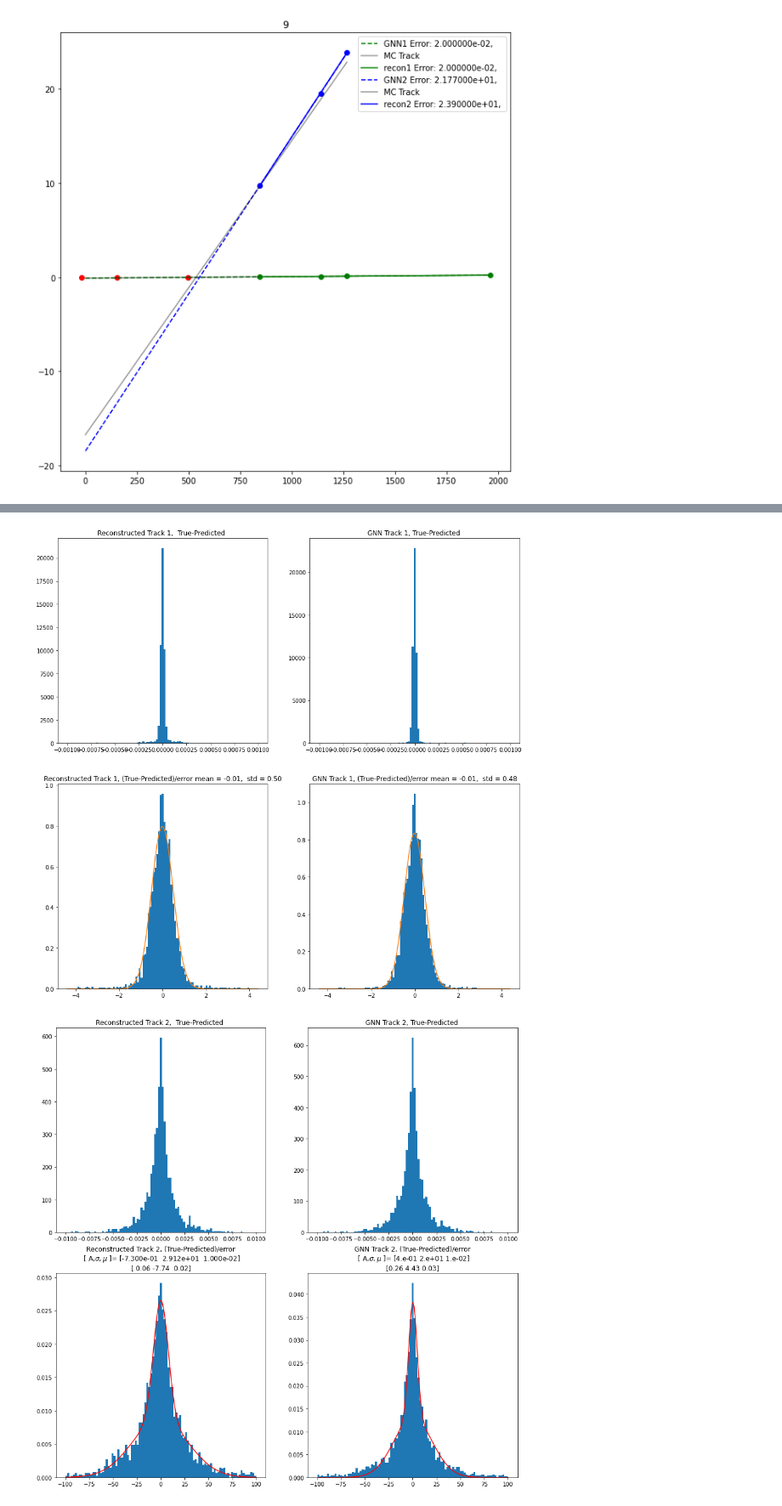
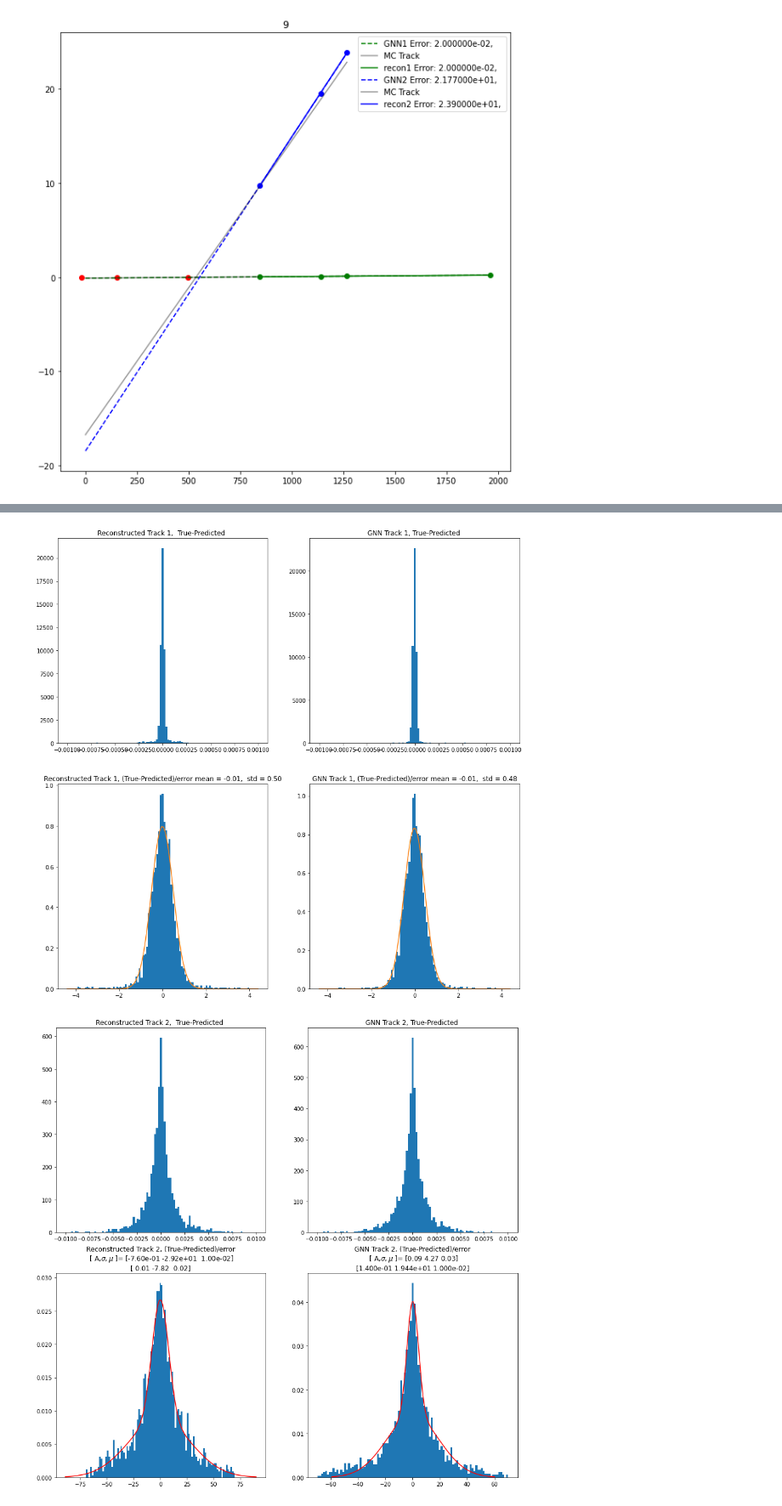
Before and after one commit to marcinwolter/Tracking_student2020, a Jupyter notebook: GNN_MuonE_v1_Robust_mc_recon_comparison.ipynb, the cells around one changed output, grey strips where cells are left out. Shown: that part at 85% size. Saved outputs shown, nothing was run; the diff lists cells and outputs as text; code cells hidden in the pictures.

```diff
--- a/GNN_MuonE_v1_Robust_mc_recon_comparison.ipynb
+++ b/GNN_MuonE_v1_Robust_mc_recon_comparison.ipynb
@@ -1066,7 +1063,7 @@ for i,[title,fitdata] in enumerate(error_list.items()):
 fig.show()
 
 limit_1 = 0.01
-limit_2 = 100
+limit_2 = 70
 
 
 fig=plt.figure(figsize=(15,15))
@@ -1074,34 +1071,40 @@ for i,[title,fitdata] in enumerate(error_list2.items()):
 
   ax_list=fig.add_subplot(2,2,i+1)
   if i<2:
     limit=limit_1
   else:
     limit=limit_2
   supress_=ax_list.hist(np.array(fitdata),bins=np.linspace(-limit,limit,100).tolist(), density=True)
 
 
 
   if i>=2:
+    if i==2 :
+      out_lim=90
+    else:
+      out_lim=60
+
 
     fitdata2 = []
+
     for k in range(len(fitdata)):
-      if fitdata[k].item()<limit_2 and fitdata[k].item()>-limit_2:
+      if fitdata[k].item()< out_lim and fitdata[k].item()> -out_lim :
         fitdata2.append(fitdata[k].item())
 
     xmin, xmax = plt.xlim()
 
     #b = np.linspace(xmin, xmax, 100)
     #a = norm.pdf(x, loc=0, scale=1)
 
-    [a,b]=np.histogram(fitdata2,bins=np.linspace(-limit_2,limit_2,200),density=True)
+    [a,b]=np.histogram(fitdata2,bins=np.linspace(-out_lim,out_lim,200),density=True)
     b= b[1:]
 
     params,cov=curve_fit(double_gauss,b,a)
     plt.plot(b,double_gauss(b,*params),color='red')
     title += '\n [ A,$\sigma,\mu$ ]= ' + str( np.round(params[0:3],2 ) ) + '\n' + str( np.round(params[3:6],2) )
   plt.title(title)
 
 fig.show()
 # %% [output]
-[figure, old version]
+[figure, new version]
-[figure, old version]
+[figure, new version]
```
Also changed, not shown: parts of 6 cells of this notebook.
